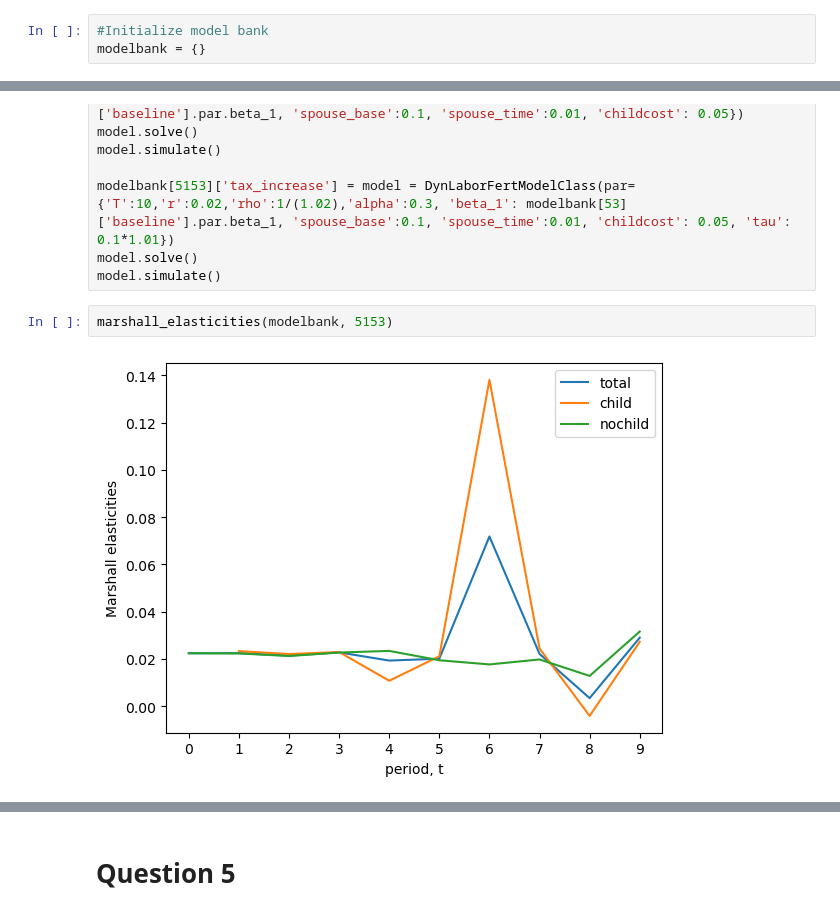
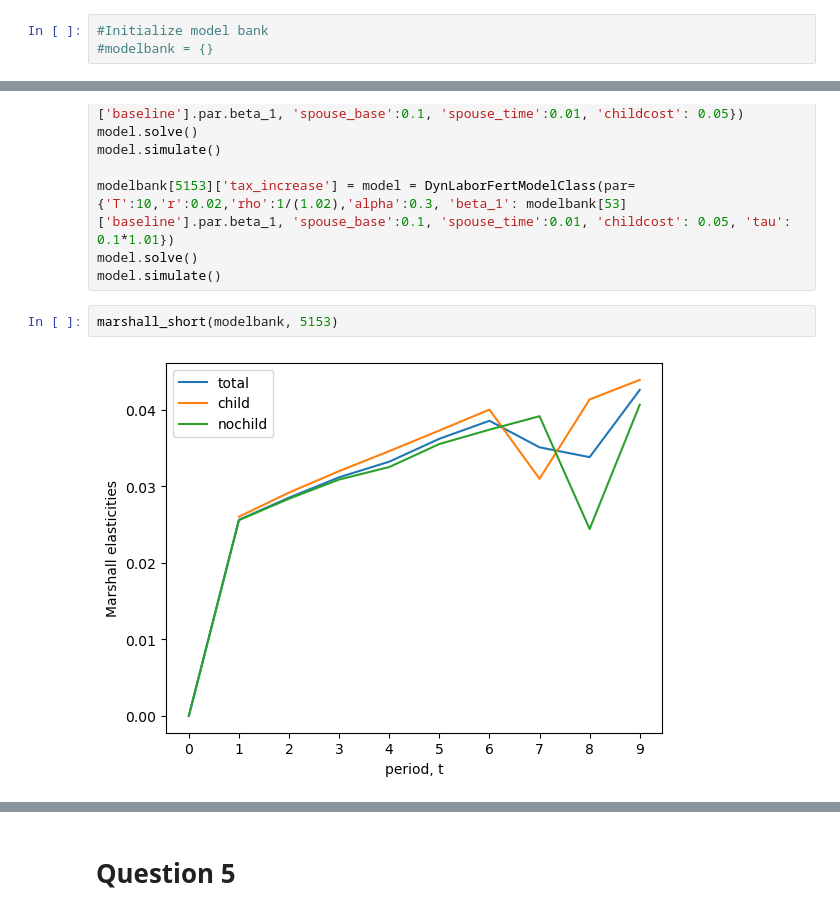
Before and after one commit to AdamHJorgensen/HouseholdBehaviorCourse, a Jupyter notebook: Assignments/01/assignment1/assignment1.ipynb, the cells around one changed output, grey strips where cells are left out. Cells and saved outputs as stored; diff of their text form.

Commit message:
kæmpe hård dag
Lavede short run elasticiteter og legede med grits. Havde en tilfældig numerisk fejl, der gjorde at elasticiteten lignede nul. Puha

```diff
--- a/Assignments/01/assignment1/assignment1.ipynb
+++ b/Assignments/01/assignment1/assignment1.ipynb
@@ -20,7 +22,7 @@ The autoreload extension is already loaded. To reload it, use:
 ## Question 1
 # %%
 #Initialize model bank
-modelbank = {}
+#modelbank = {}
 # %%
 for id in range(53,54):
     modelbank[id] = {}
@@ -141,6 +192,6 @@ modelbank[5153]['tax_increase'] = model = DynLaborFertModelClass(par={'T':10,'r'
 model.solve()
 model.simulate()
 # %%
-marshall_elasticities(modelbank, 5153)
+marshall_short(modelbank, 5153)
 # %% [output]
-[figure, old version]
+[figure, new version]
```
Also changed, not shown: parts of 13 cells of this notebook, 1 other file.
